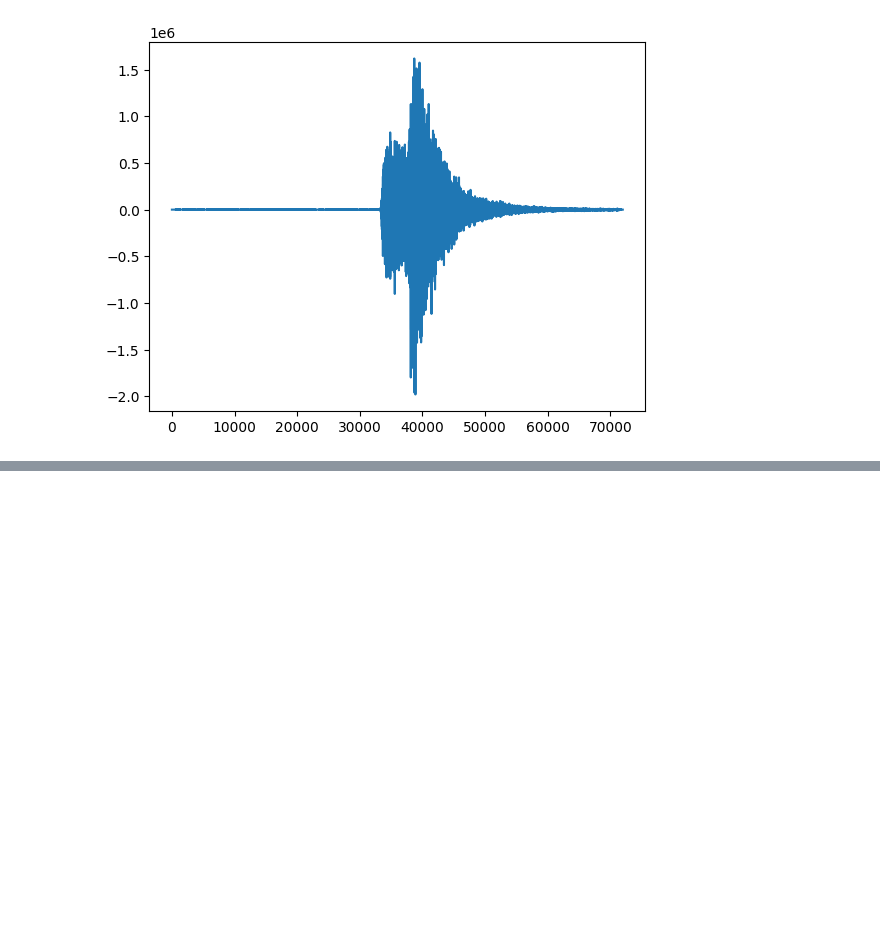
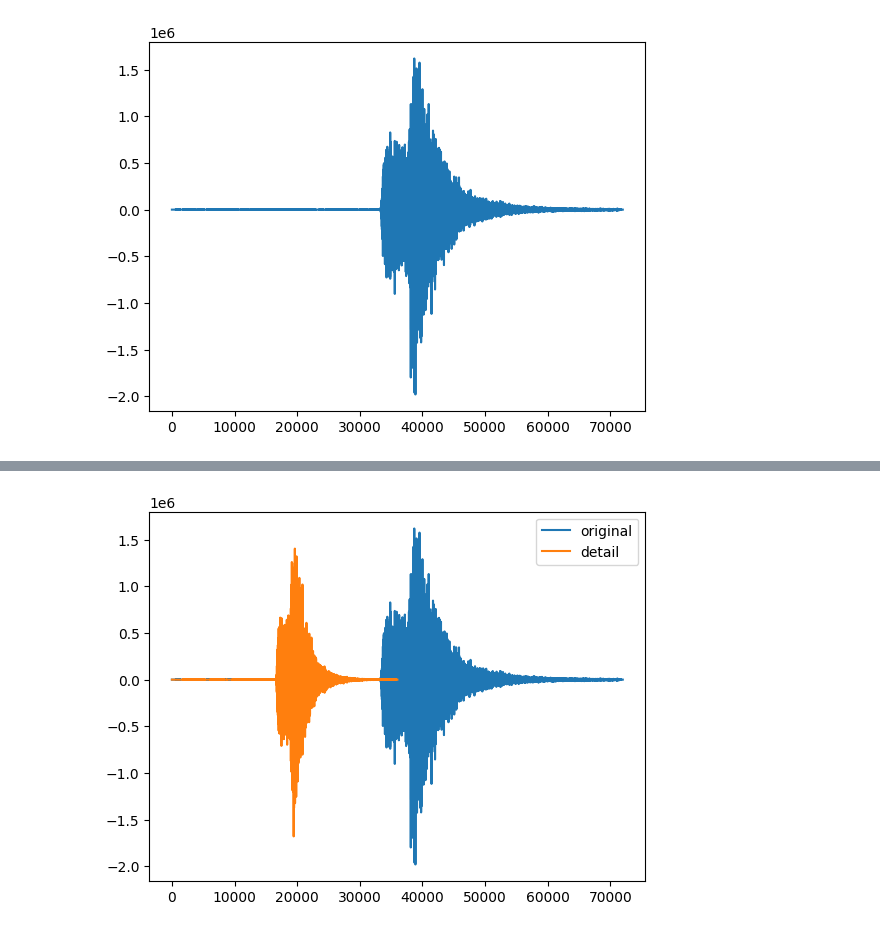
Before and after one commit to MH0386/seismic_detection, a Jupyter notebook: notebooks/processing_data.ipynb, the cells around one changed output, grey strips where cells are left out. Drawn from its saved outputs; the diff is of its cells as text; code cells hidden in the pictures; blank space fills up the shorter version.

```diff
--- a/notebooks/processing_data.ipynb
+++ b/notebooks/processing_data.ipynb
@@ -75,0 +75,8 @@ plt.plot(wavelet)
+# %%
+plt.plot(sample_velocity, label="original")
+# plt.plot(a, label="approximation")
+plt.plot(d, label="detail")
+plt.legend()
+plt.show()
+# %% [output]
+[figure, added]
```
Also changed, not shown: parts of 8 cells of this notebook.
